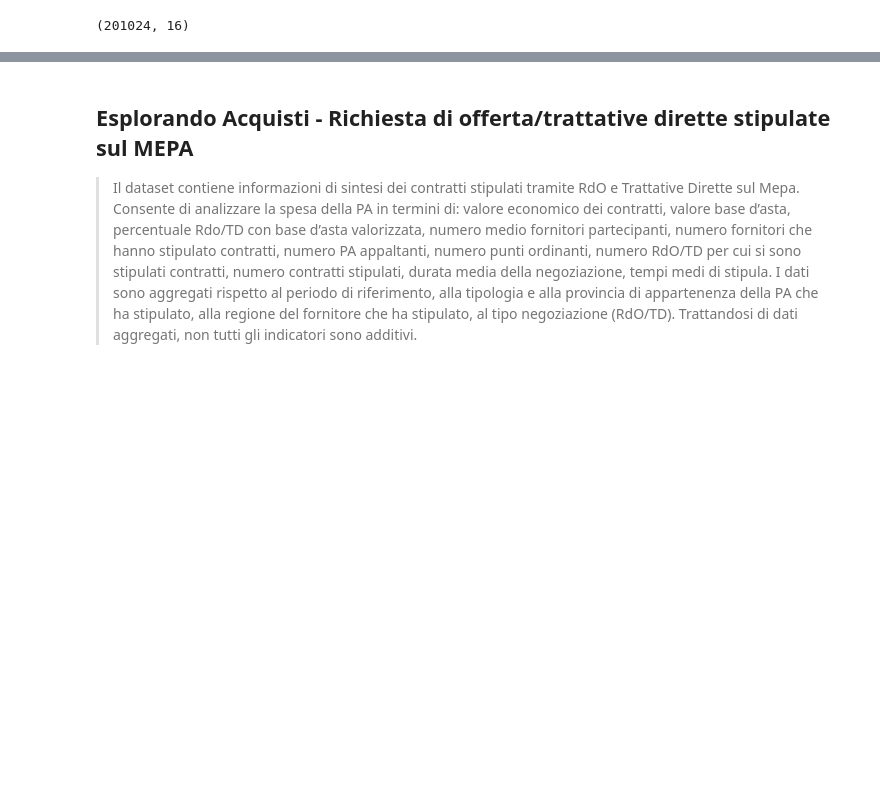
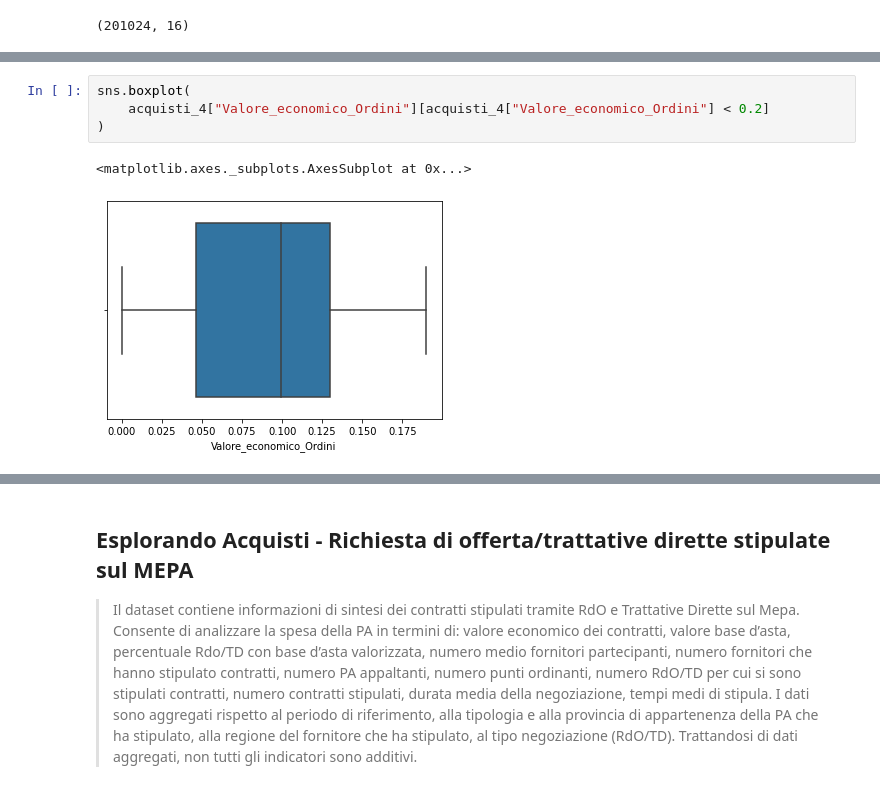
Before and after one commit to marcocarnini/DS2, a Jupyter notebook: scripts/Esplorazione.ipynb, the cells around one changed output, grey strips where cells are left out. Cells and saved outputs as stored; diff of their text form; blank space fills up the shorter version.

```diff
--- a/scripts/Esercizio I.ipynb
+++ b/scripts/Esplorazione.ipynb
@@ -177,0 +211,7 @@ acquisti_4.shape
+# %%
+sns.boxplot(
+    acquisti_4["Valore_economico_Ordini"][acquisti_4["Valore_economico_Ordini"] < 0.2]
+)
+# %% [output]
+<matplotlib.axes._subplots.AxesSubplot at 0x...>
+[figure, added]
```
Also changed, not shown: parts of 25 cells of this notebook, 1 other file.
